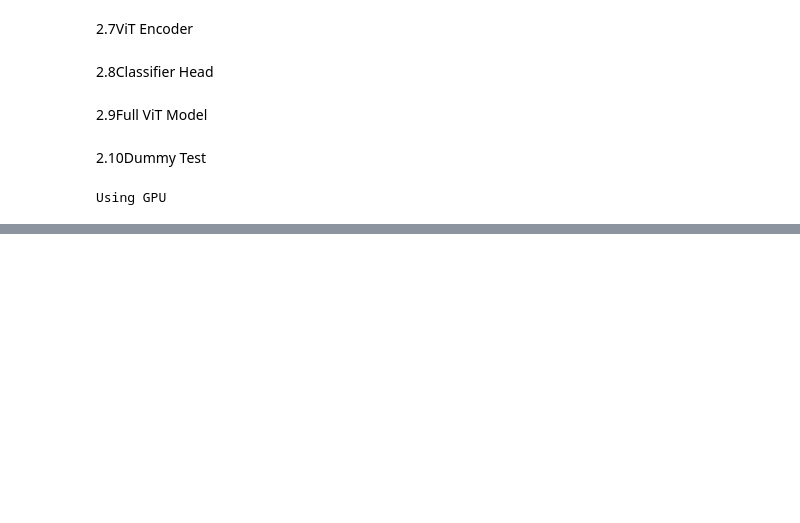
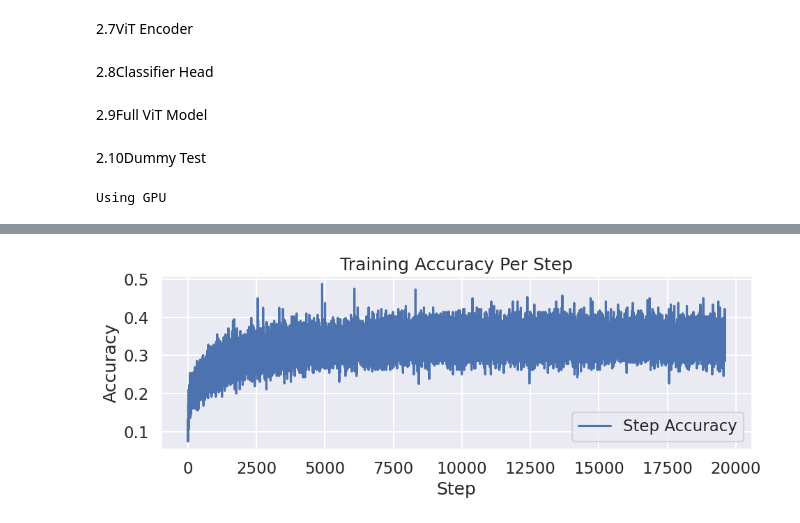
Before and after one commit to tb6147877/Transformer-Zoo, a Jupyter notebook: ViT/ViT.ipynb, the cells around one changed output, grey strips where cells are left out. Drawn from its saved outputs; the diff is of its cells as text; code cells hidden in the pictures; blank space fills up the shorter version.

```diff
--- a/ViT/ViT.ipynb
+++ b/ViT/ViT.ipynb
@@ -287,0 +448,15 @@ Using GPU
+# %%
+sns.set_theme()
+sns.set_context("talk")
+plt.figure(figsize=(10, 4))
+plt.plot(train_acc_per_step, label="Step Accuracy")
+plt.xlabel("Step")
+plt.ylabel("Accuracy")
+plt.title("Training Accuracy Per Step")
+plt.grid(True)
+plt.legend()
+plt.tight_layout()
+plt.savefig("accuracy_curve.png", dpi=300, bbox_inches="tight")
+plt.show()
+# %% [output]
+[figure, added]
```
Also changed, not shown: parts of 14 cells of this notebook, 1 other file.
